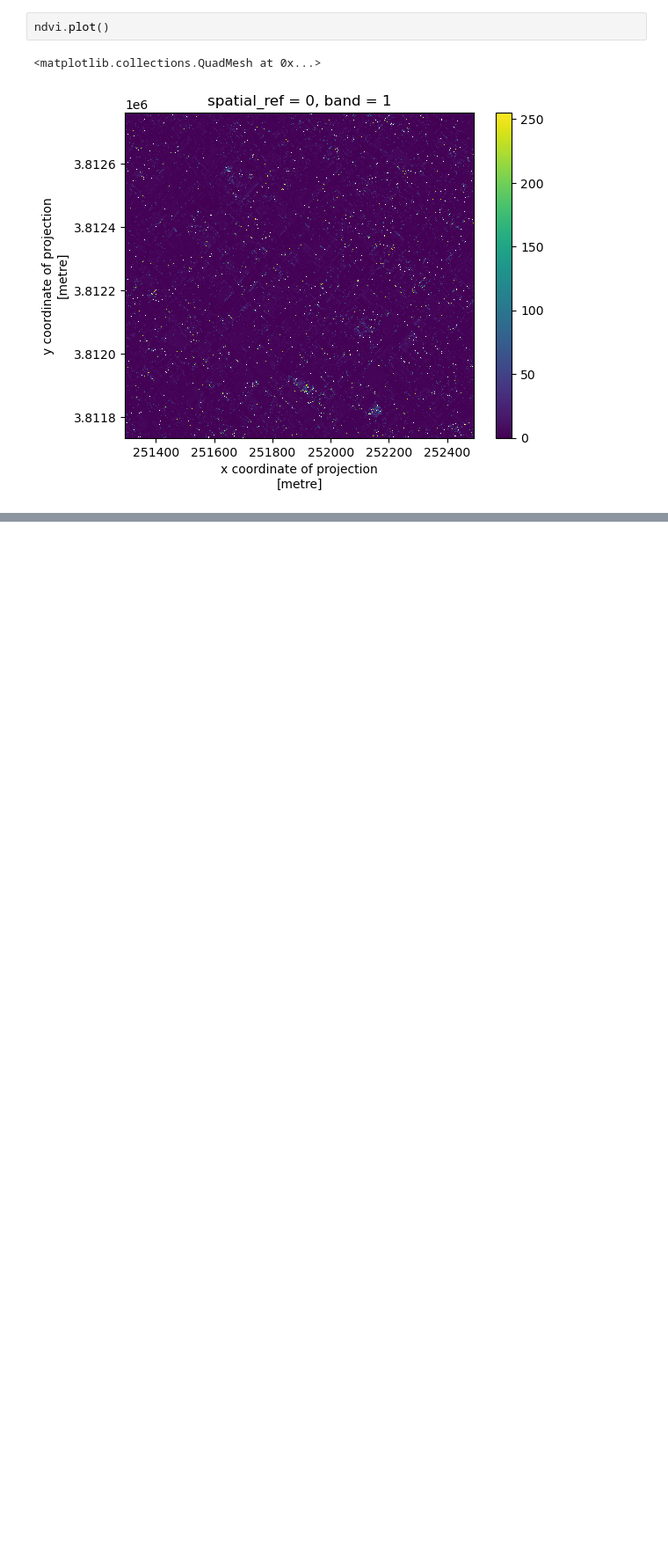
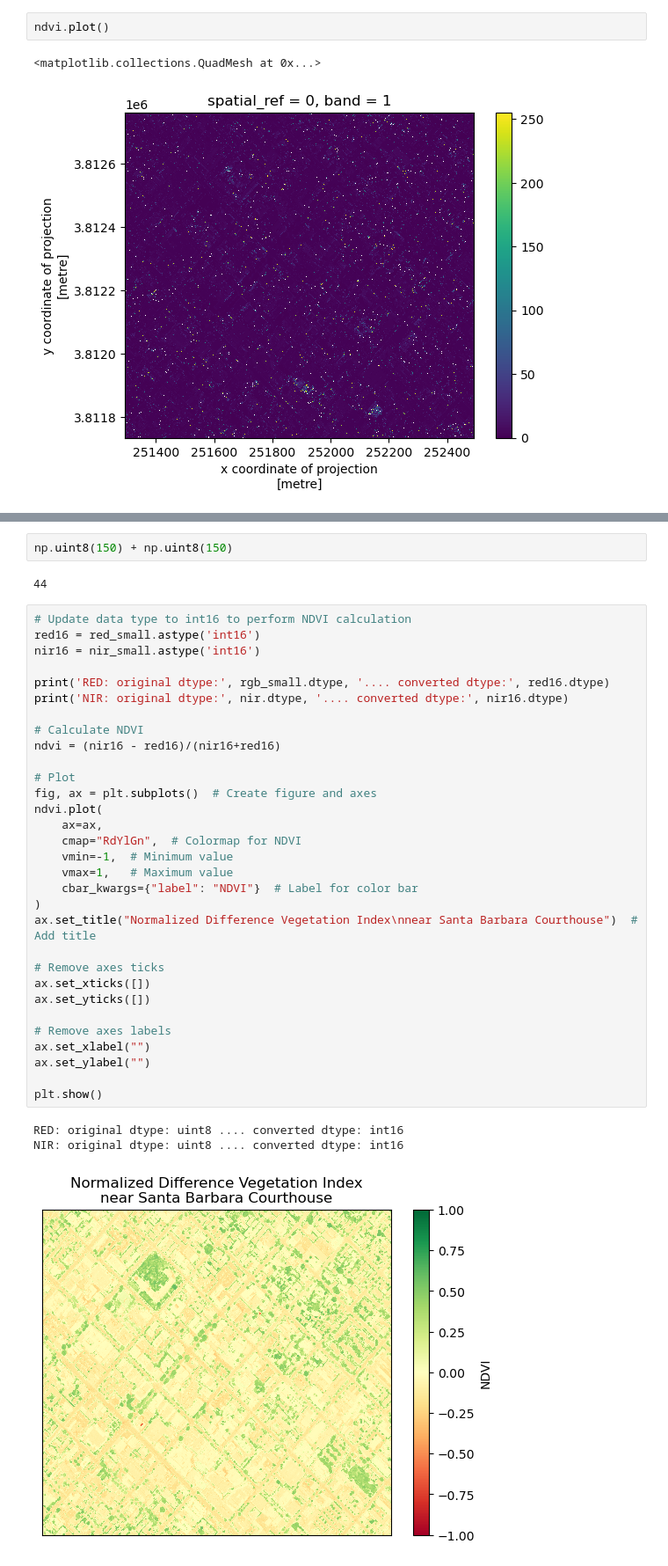
Before and after one commit to emaliap/eds220-in-class, a Jupyter notebook: week-8-rioxarray-STUDENTS.ipynb, the cells around one changed output, grey strips where cells are left out. Shown at 88% size. Cells and saved outputs as stored; diff of their text form; blank space fills up the shorter version.

```diff
--- a/week-8-rioxarray-STUDENTS.ipynb
+++ b/week-8-rioxarray-STUDENTS.ipynb
@@ -266,0 +280,39 @@ Issue: The uint8 (8-bit unsigned integer) is a very small data type that only ho
+# %%
+np.uint8(150) + np.uint8(150)
+# %% [output]
+44
+# %%
+# Update data type to int16 to perform NDVI calculation
+red16 = red_small.astype('int16')
+nir16 = nir_small.astype('int16')
+
+print('RED: original dtype:', rgb_small.dtype, '.... converted dtype:', red16.dtype)
+print('NIR: original dtype:', nir.dtype, '.... converted dtype:', nir16.dtype)
+
+# Calculate NDVI
+ndvi = (nir16 - red16)/(nir16+red16)
+
+# Plot
+fig, ax = plt.subplots()  # Create figure and axes
+ndvi.plot(
+    ax=ax,
+    cmap="RdYlGn",  # Colormap for NDVI
+    vmin=-1,  # Minimum value
+    vmax=1,   # Maximum value
+    cbar_kwargs={"label": "NDVI"}  # Label for color bar
+)
+ax.set_title("Normalized Difference Vegetation Index\nnear Santa Barbara Courthouse")  # Add title
+
+# Remove axes ticks
+ax.set_xticks([])
+ax.set_yticks([])
+
+# Remove axes labels
+ax.set_xlabel("")
+ax.set_ylabel("")
+
+plt.show()
+# %% [output]
+RED: original dtype: uint8 .... converted dtype: int16
+NIR: original dtype: uint8 .... converted dtype: int16
+[figure, added]
```
Also changed, not shown: parts of 5 cells of this notebook.
